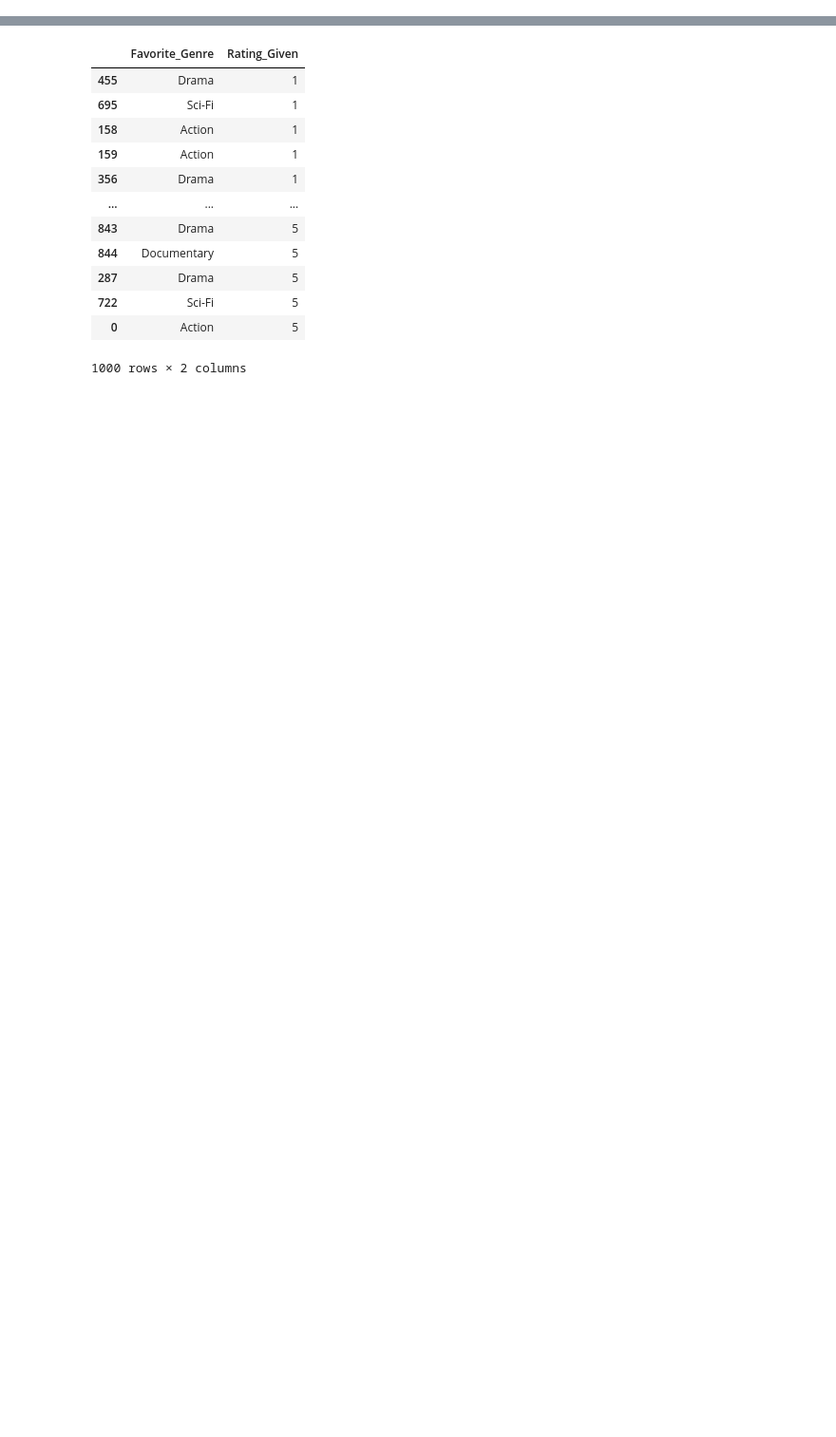
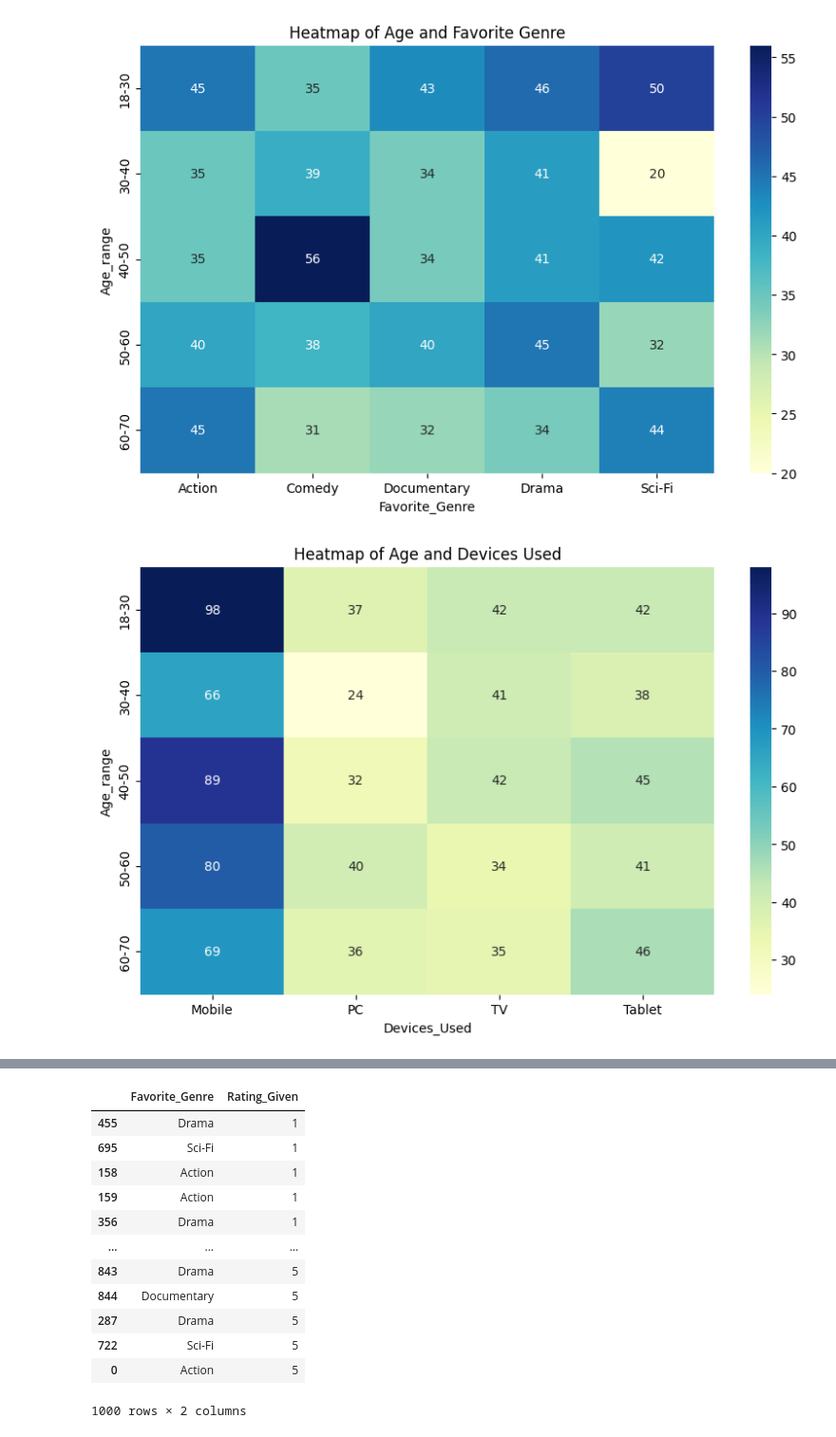
Before and after one commit to EvaW01/schulich_data_science_Xinyue-Wang, a Jupyter notebook: MBAN6110/MBAN A1.ipynb, the cells around one changed output, grey strips where cells are left out. Shown at 95% size. Cells and saved outputs as stored; diff of their text form; code cells hidden in the pictures; blank space fills up the shorter version.

```diff
--- a/MBAN6110/MBAN A1.ipynb
+++ b/MBAN6110/MBAN A1.ipynb
@@ -92,0 +202,70 @@ df[['Devices_Used','Rating_Given']].sort_values('Rating_Given', ascending=True)
+# %%
+
+# 计算每个分类变量之间的频率分布
+age_genre = pd.crosstab(df_clean['Age_range'], df_clean['Favorite_Genre'])
+age_device = pd.crosstab(df_clean['Age_range'], df_clean['Devices_Used'])
+age_location = pd.crosstab(df_clean['Age_range'], df_clean['Location'])
+age_type = pd.crosstab(df_clean['Age_range'], df_clean['Subscription_Type'])
+
+churned_data = df_clean[df_clean['Churned'] == 1]
+
+device_rate = pd.crosstab(df_clean['Devices_Used'], df_clean['Rating_Given'])
+device_rate_c = pd.crosstab(churned_data['Devices_Used'], churned_data['Rating_Given'])
+
+# Favorite_Genre vs rate
+genre_rate = pd.crosstab(df_clean['Favorite_Genre'], df_clean['Rating_Given'])
+genre_rate_c = pd.crosstab(churned_data['Favorite_Genre'], churned_data['Rating_Given'])
+
+# 绘制热力图
+plt.figure(figsize=(10, 6))
+sns.heatmap(age_genre, annot=True, fmt='d', cmap='YlGnBu')
+plt.title('Heatmap of Age and Favorite Genre')
+plt.show()
+
+plt.figure(figsize=(10, 6))
+sns.heatmap(age_device, annot=True, fmt='d', cmap='YlGnBu')
+plt.title('Heatmap of Age and Devices Used')
+plt.show()
+
+plt.figure(figsize=(10, 6))
+sns.heatmap(age_location, annot=True, fmt='d', cmap='YlGnBu')
+plt.title('Heatmap of Age and Location')
+plt.show()
+
+plt.figure(figsize=(10, 6))
+sns.heatmap(age_type, annot=True, fmt='d', cmap='YlGnBu')
+plt.title('Heatmap of Age and Subscription Type')
+plt.show()
+
+plt.figure(figsize=(10, 6))
+sns.heatmap(device_rate, annot=True, fmt='d', cmap='Reds')
+plt.title('Heatmap of Device and Rate')
+plt.show()
+
+plt.figure(figsize=(10, 6))
+sns.heatmap(device_rate_c, annot=True, fmt='d', cmap='Reds')
+plt.title('Heatmap of Device and Rate')
+plt.show()
+
+plt.figure(figsize=(10, 6))
+sns.heatmap(genre_rate, annot=True, fmt='d', cmap='Reds')
+plt.title('Heatmap of Genre and Rate')
+plt.show()
+
+plt.figure(figsize=(10, 6))
+sns.heatmap(genre_rate_c, annot=True, fmt='d', cmap='Reds')
+plt.title('Heatmap of Genre and Rate')
+plt.show()
+
+genre_rating_crosstab = pd.crosstab(df_clean['Favorite_Genre'], df_clean['Rating_Given'])
+
+# 可视化热力图
+plt.figure(figsize=(12, 8))
+sns.heatmap(genre_rating_crosstab, annot=True, fmt='d', cmap='coolwarm')
+plt.title('Heatmap of Favorite Genre and Rating Given')
+plt.xlabel('Rating Given')
+plt.ylabel('Favorite Genre')
+plt.show()
+# %% [output]
+[figure, added]
+[figure, added]
```
Also changed, not shown: parts of 48 cells of this notebook, 2 other files.
